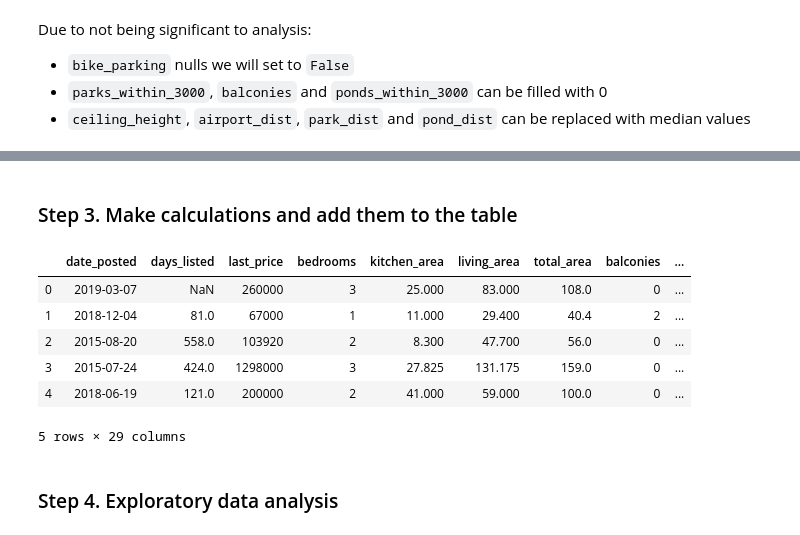
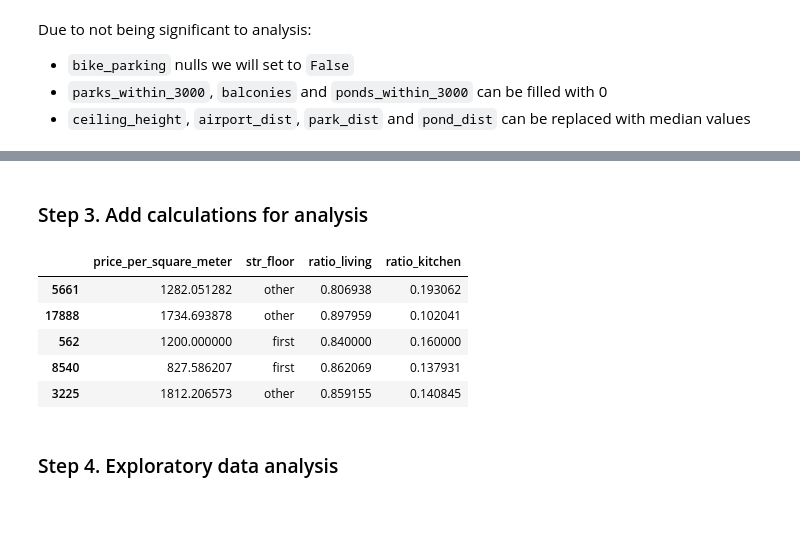
Before and after one commit to brolak/data_portfolio, a Jupyter notebook: Projects/02/Exploratory Data Analysis.ipynb, the cells around one changed output, grey strips where cells are left out. Saved outputs shown, nothing was run; the diff lists cells and outputs as text; code cells hidden in the pictures.

```diff
--- a/Projects/02/Exploratory Data Analysis.ipynb
+++ b/Projects/02/Exploratory Data Analysis.ipynb
@@ -232,33 +184,32 @@ parks_within_3000       0
 pond_dist               0
 ponds_within_3000       0
 dtype: int64
-# %% [markdown]
-### Step 3. Make calculations and add them to the table
+# %% [markdown]
+### Step 3. Add calculations for analysis
 # %%
 df['price_per_square_meter'] = df['last_price'] / df['total_area']
 df['published_day'] = df['date_posted'].dt.dayofweek
 df['published_month'] = df['date_posted'].dt.month
 df['published_year'] = df['date_posted'].dt.year
 
 def which_floor(row):
     if (row['floor'] == 1):
         return 'first'
     if (row['floor'] == row['floors_total']):
         return 'last'
     return 'other'
 df['str_floor'] = df.apply(which_floor,axis=1)
 
 df['ratio_living'] = df['living_area'] / df['total_area']
 df['ratio_kitchen'] = df['kitchen_area'] / df['total_area']
-df.head()
+df[['price_per_square_meter','str_floor','ratio_living','ratio_kitchen']].sample(5)
 # %% [output]
-|  | date_posted | days_listed | last_price | bedrooms | kitchen_area | living_area | total_area | balconies | ... |
-| 0 | 2019-03-07 | NaN | 260000 | 3 | 25.000 | 83.000 | 108.0 | 0 | ... |
-| 1 | 2018-12-04 | 81.0 | 67000 | 1 | 11.000 | 29.400 | 40.4 | 2 | ... |
-| 2 | 2015-08-20 | 558.0 | 103920 | 2 | 8.300 | 47.700 | 56.0 | 0 | ... |
-| 3 | 2015-07-24 | 424.0 | 1298000 | 3 | 27.825 | 131.175 | 159.0 | 0 | ... |
-| 4 | 2018-06-19 | 121.0 | 200000 | 2 | 41.000 | 59.000 | 100.0 | 0 | ... |
+|  | price_per_square_meter | str_floor | ratio_living | ratio_kitchen |
+| 5661 | 1282.051282 | other | 0.806938 | 0.193062 |
+| 17888 | 1734.693878 | other | 0.897959 | 0.102041 |
+| 562 | 1200.000000 | first | 0.840000 | 0.160000 |
+| 8540 | 827.586207 | first | 0.862069 | 0.137931 |
+| 3225 | 1812.206573 | other | 0.859155 | 0.140845 |
-5 rows × 29 columns
 # %% [markdown]
 ### Step 4. Exploratory data analysis
 # %% [markdown]
```
Also changed, not shown: parts of 14 cells of this notebook, 1 other file.
